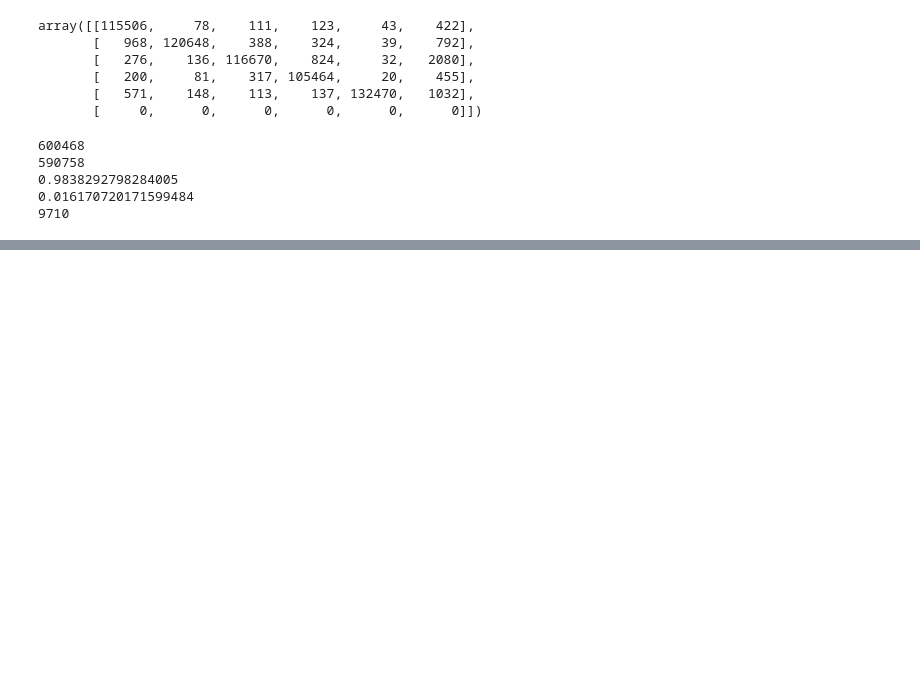
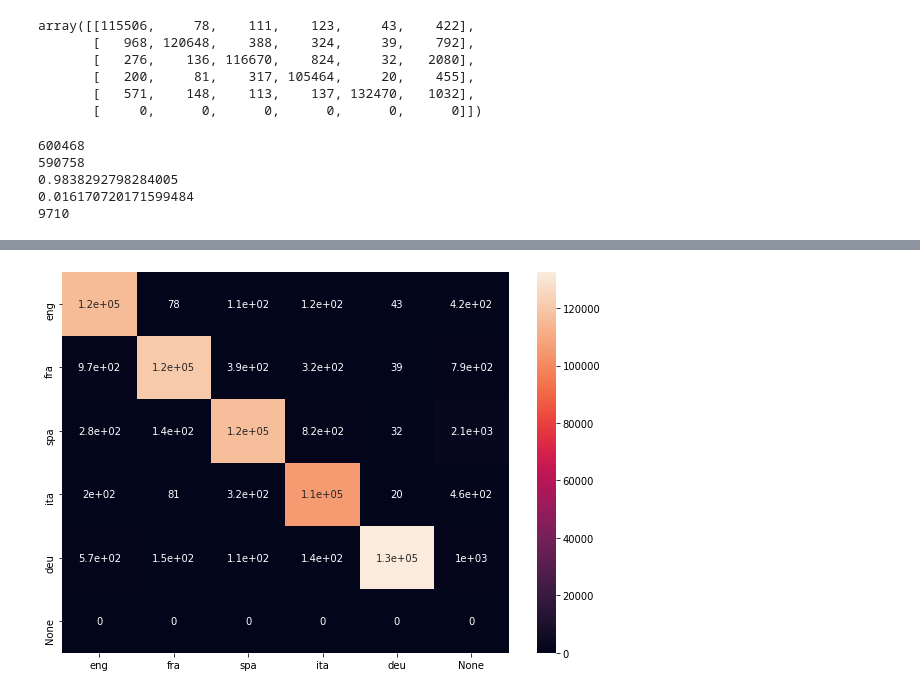
Before and after one commit to imdaredevil/language-detection, a Jupyter notebook: fasttext-model.ipynb, the cells around one changed output, grey strips where cells are left out. Drawn from its saved outputs; the diff is of its cells as text; code cells hidden in the pictures; blank space fills up the shorter version.

```diff
--- a/fasttext-model.ipynb
+++ b/fasttext-model.ipynb
@@ -72,0 +77,6 @@ gc.collect()
+# %%
+cf_df = pd.DataFrame(data=cf,columns=LanguageList + ['None'],index=LanguageList + ['None'])
+plot.figure(figsize = (10,7))
+sns_plot = sn.heatmap(cf_df, annot=True)
+# %% [output]
+[figure, added]
```
Also changed, not shown: parts of 3 cells of this notebook, 3 other files.
